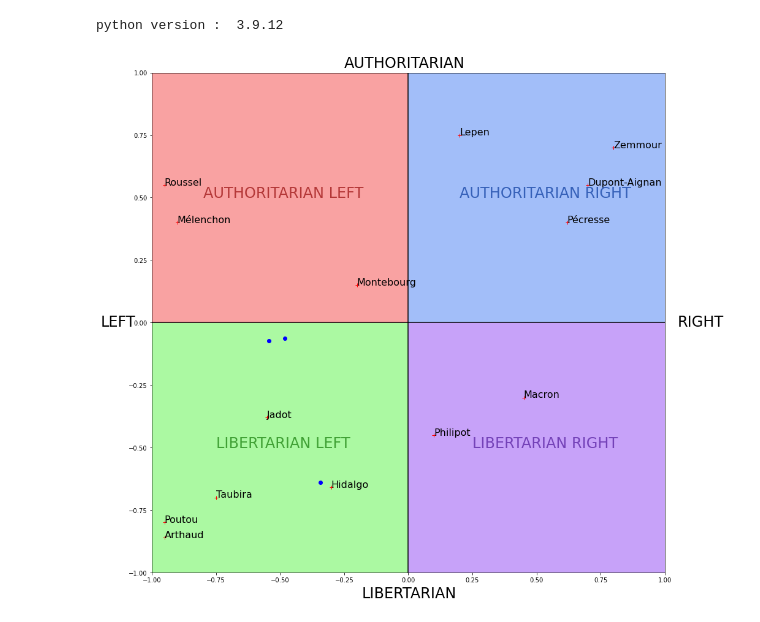
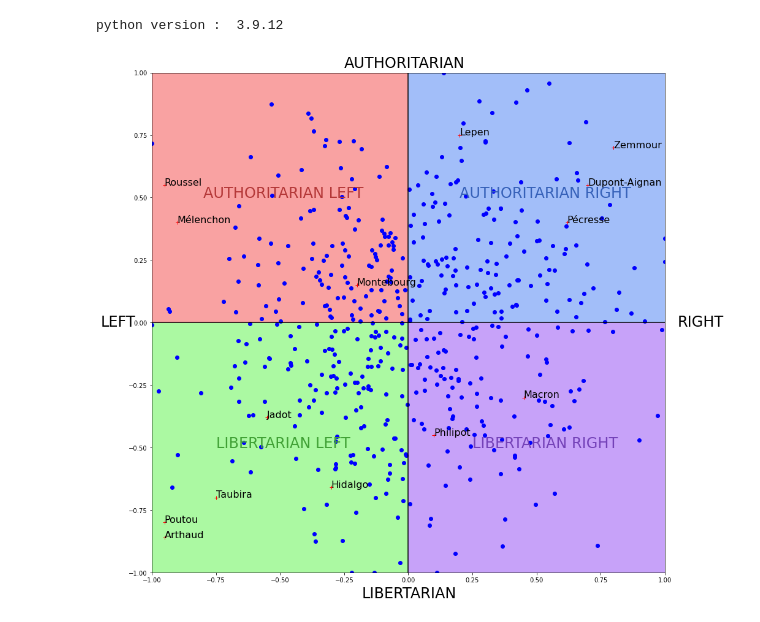
Before and after one commit to Naghan1132/Comparison-of-winners-of-elections-with-different-voting-methods, a Jupyter notebook: recherche.ipynb, the cells around one changed output. Saved outputs shown, nothing was run; the diff lists cells and outputs as text; code cells hidden in the pictures.

```diff
--- a/recherche.ipynb
+++ b/recherche.ipynb
@@ -125,6 +126,7 @@ def generate_n_beta_coord(n):
     return points.tolist()
 # %%
 from matplotlib.patches import Rectangle
+import matplotlib.pyplot as plt
 import random
 
 # ====== POLITICAL COMPASS ======
@@ -135,7 +137,7 @@ import random
 # SOURCES : https://www.reddit.com/r/PoliticalCompass/comments/rsdf7t/political_compass_of_the_candidates_of_the_2022/
 
 
-nombre_votants = 3 # nb de votes
+nombre_votants = 500 # nb de votes
 
 listeCoord = []
 
@@ -174,34 +176,34 @@ def drawCompass(dic,listeCoord,nombre_votants):
     for name,coord in dic.items():
         plt.plot(coord[0],coord[1], 'r+')
         plt.text(coord[0],coord[1], name, fontsize=16,color='black')
 
     # AXES
     plt.axhline(y = 0, color = 'black', linestyle = '-')
     plt.vlines(x = 0, ymin=-1, ymax=1,color = 'black', linestyle = '-')
 
     # COLORS RECTANGLE
     rect1 = Rectangle((0,0),-1,-1,color ='#abf9a2')
     rect2 = Rectangle((0,0),-1,1,color ='#f9a2a2')
     rect3 = Rectangle((0,0),1,1,color ='#a2bef9')
     rect4 = Rectangle((0,0),1,-1,color ='#c7a2f9')
     ax.add_patch(rect1)
     ax.add_patch(rect2)
     ax.add_patch(rect3)
     ax.add_patch(rect4)
 
     plt.xlim([-1,1])
     plt.ylim([-1,1])
 
     #faire les fleches
     #arrowed_spines(fig, ax)
 
     plt.show()
     return listeCoord
 
 
 listeCoord = drawCompass(dic,listeCoord,nombre_votants)
 # %% [output]
-[figure, old version]
+[figure, new version]
 # %%
 # LES DIFFÉRENTES MÉTHODES DE VOTES IMPLÉMENTÉES :
 
```
Also changed, not shown: parts of 7 cells of this notebook, 1 other file.
